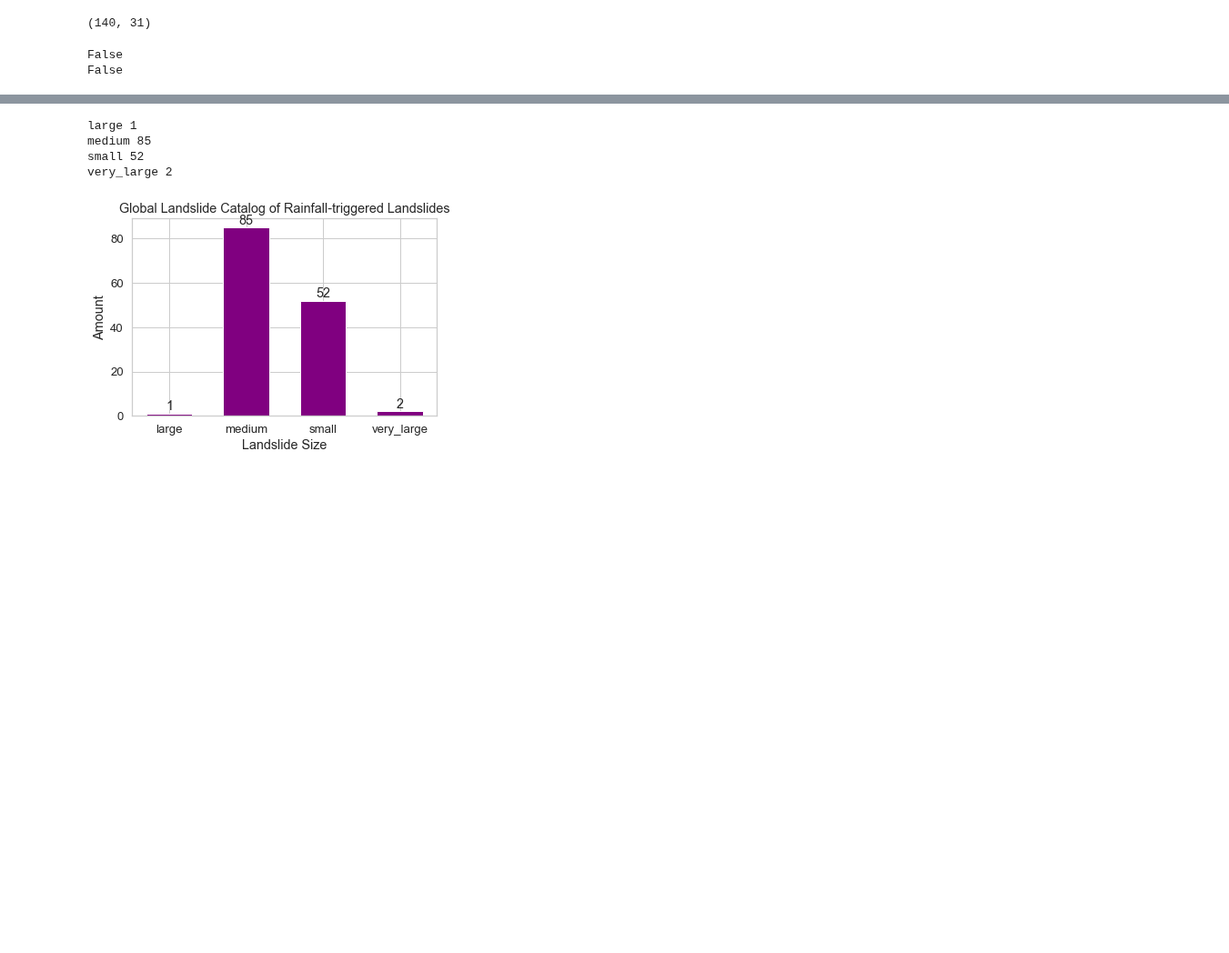
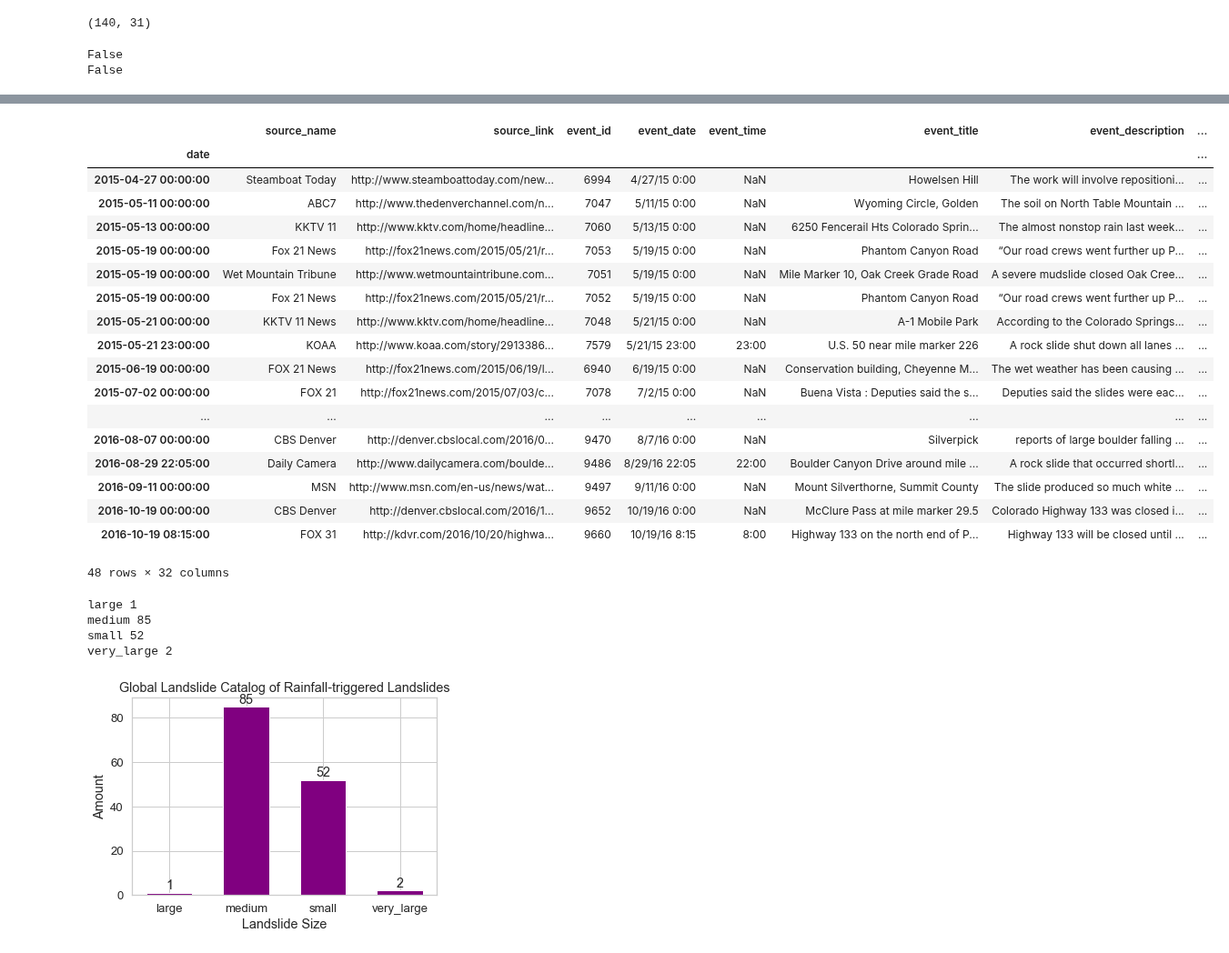
Before and after one commit to jacquiewitte/capstone-landslides-soilmoisture, a Jupyter notebook: capstone-study-area.ipynb, the cells around one changed output, grey strips where cells are left out. Shown at 91% size. Drawn from its saved outputs; the diff is of its cells as text; code cells hidden in the pictures; blank space fills up the shorter version.

```diff
--- a/capstone-study-area.ipynb
+++ b/capstone-study-area.ipynb
@@ -68,3 +75,25 @@ False
+# %%
+glc_co_2015to2016 = glc_co[glc_co.index > '2015-04-01']
+# %% [output]
+|  | source_name | source_link | event_id | event_date | event_time | event_title | event_description | ... |
+| date |  |  |  |  |  |  |  | ... |
+| 2015-04-27 00:00:00 | Steamboat Today | http://www.steamboattoday.com/new... | 6994 | 4/27/15 0:00 | NaN | Howelsen Hill | The work will involve repositioni... | ... |
+| 2015-05-11 00:00:00 | ABC7 | http://www.thedenverchannel.com/n... | 7047 | 5/11/15 0:00 | NaN | Wyoming Circle, Golden | The soil on North Table Mountain ... | ... |
+| 2015-05-13 00:00:00 | KKTV 11 | http://www.kktv.com/home/headline... | 7060 | 5/13/15 0:00 | NaN | 6250 Fencerail Hts Colorado Sprin... | The almost nonstop rain last week... | ... |
+| 2015-05-19 00:00:00 | Fox 21 News | http://fox21news.com/2015/05/21/r... | 7053 | 5/19/15 0:00 | NaN | Phantom Canyon Road | “Our road crews went further up P... | ... |
+| 2015-05-19 00:00:00 | Wet Mountain Tribune | http://www.wetmountaintribune.com... | 7051 | 5/19/15 0:00 | NaN | Mile Marker 10, Oak Creek Grade Road | A severe mudslide closed Oak Cree... | ... |
+| 2015-05-19 00:00:00 | Fox 21 News | http://fox21news.com/2015/05/21/r... | 7052 | 5/19/15 0:00 | NaN | Phantom Canyon Road | “Our road crews went further up P... | ... |
+| 2015-05-21 00:00:00 | KKTV 11 News | http://www.kktv.com/home/headline... | 7048 | 5/21/15 0:00 | NaN | A-1 Mobile Park | According to the Colorado Springs... | ... |
+| 2015-05-21 23:00:00 | KOAA | http://www.koaa.com/story/2913386... | 7579 | 5/21/15 23:00 | 23:00 | U.S. 50 near mile marker 226 | A rock slide shut down all lanes ... | ... |
+| 2015-06-19 00:00:00 | FOX 21 News | http://fox21news.com/2015/06/19/l... | 6940 | 6/19/15 0:00 | NaN | Conservation building, Cheyenne M... | The wet weather has been causing ... | ... |
+| 2015-07-02 00:00:00 | FOX 21 | http://fox21news.com/2015/07/03/c... | 7078 | 7/2/15 0:00 | NaN | Buena Vista : Deputies said the s... | Deputies said the slides were eac... | ... |
+| ... | ... | ... | ... | ... | ... | ... | ... | ... |
+| 2016-08-07 00:00:00 | CBS Denver | http://denver.cbslocal.com/2016/0... | 9470 | 8/7/16 0:00 | NaN | Silverpick | reports of large boulder falling ... | ... |
+| 2016-08-29 22:05:00 | Daily Camera | http://www.dailycamera.com/boulde... | 9486 | 8/29/16 22:05 | 22:00 | Boulder Canyon Drive around mile ... | A rock slide that occurred shortl... | ... |
+| 2016-09-11 00:00:00 | MSN | http://www.msn.com/en-us/news/wat... | 9497 | 9/11/16 0:00 | NaN | Mount Silverthorne, Summit County | The slide produced so much white ... | ... |
+| 2016-10-19 00:00:00 | CBS Denver | http://denver.cbslocal.com/2016/1... | 9652 | 10/19/16 0:00 | NaN | McClure Pass at mile marker 29.5 | Colorado Highway 133 was closed i... | ... |
+| 2016-10-19 08:15:00 | FOX 31 | http://kdvr.com/2016/10/20/highwa... | 9660 | 10/19/16 8:15 | 8:00 | Highway 133 on the north end of P... | Highway 133 will be closed until ... | ... |
+48 rows × 32 columns
 # %%
 glc_co.columns
 #glc_co[['landslide_size', 'injury_count']]
```
Also changed, not shown: parts of 2 cells of this notebook, 3 other files.
